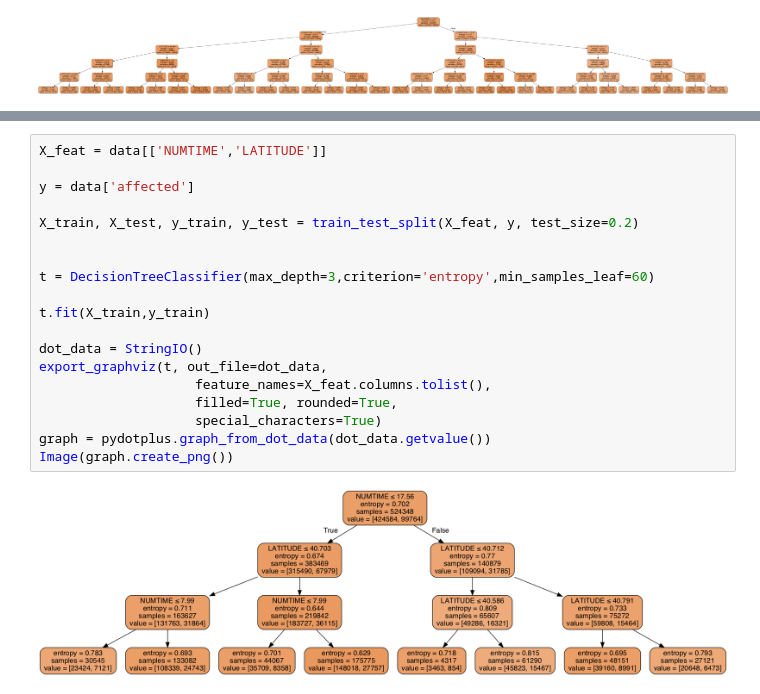
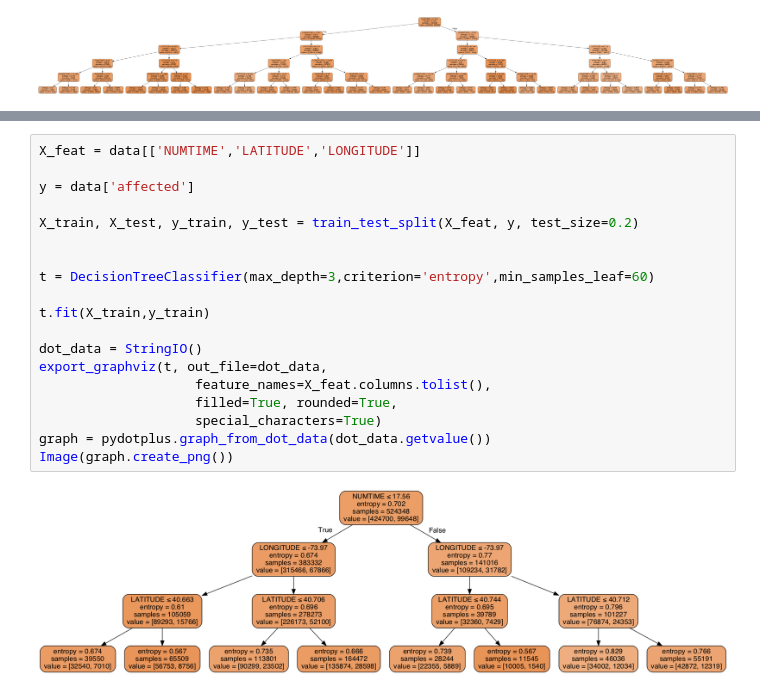
Before and after one commit to MrBLiu/InsightTeam2020, a Jupyter notebook: Ashwin/Decision Trees and Random Forest.ipynb, the cells around one changed output, grey strips where cells are left out. Saved outputs shown, nothing was run; the diff lists cells and outputs as text.

```diff
--- a/Ashwin/Decision Trees and Random Forest.ipynb
+++ b/Ashwin/Decision Trees and Random Forest.ipynb
@@ -325,23 +314,23 @@ Fitting 5 folds for each of 240 candidates, totalling 1200 fits
 # %%
-X_feat = data[['NUMTIME','LATITUDE']]
+X_feat = data[['NUMTIME','LATITUDE','LONGITUDE']]
 
 y = data['affected']
 
 X_train, X_test, y_train, y_test = train_test_split(X_feat, y, test_size=0.2)
 
 
 t = DecisionTreeClassifier(max_depth=3,criterion='entropy',min_samples_leaf=60)
 
 t.fit(X_train,y_train)
 
 dot_data = StringIO()
 export_graphviz(t, out_file=dot_data,
                     feature_names=X_feat.columns.tolist(),
                     filled=True, rounded=True,
                     special_characters=True)
 graph = pydotplus.graph_from_dot_data(dot_data.getvalue())
 Image(graph.create_png())
 # %% [output]
-[figure, old version]
+[figure, new version]
 # %%
 conda install graphviz
```
Also changed, not shown: parts of 40 cells of this notebook, 1 other file.
